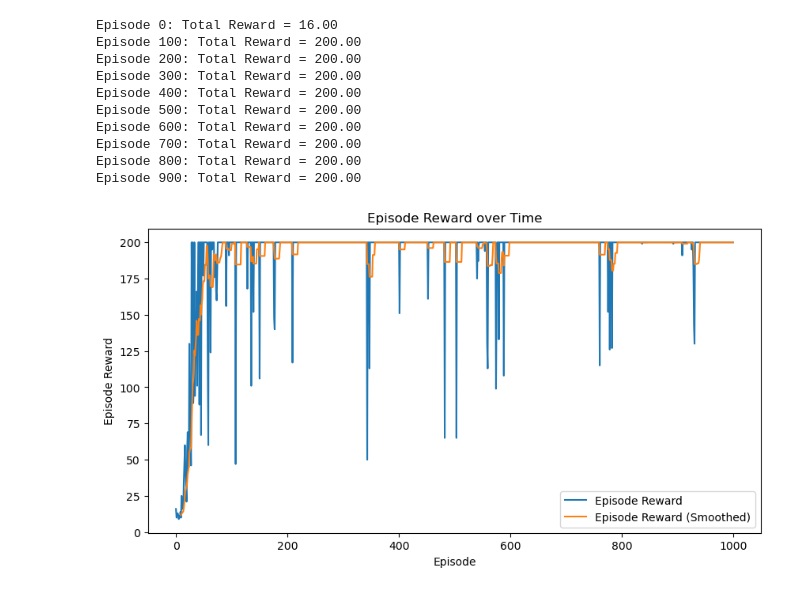
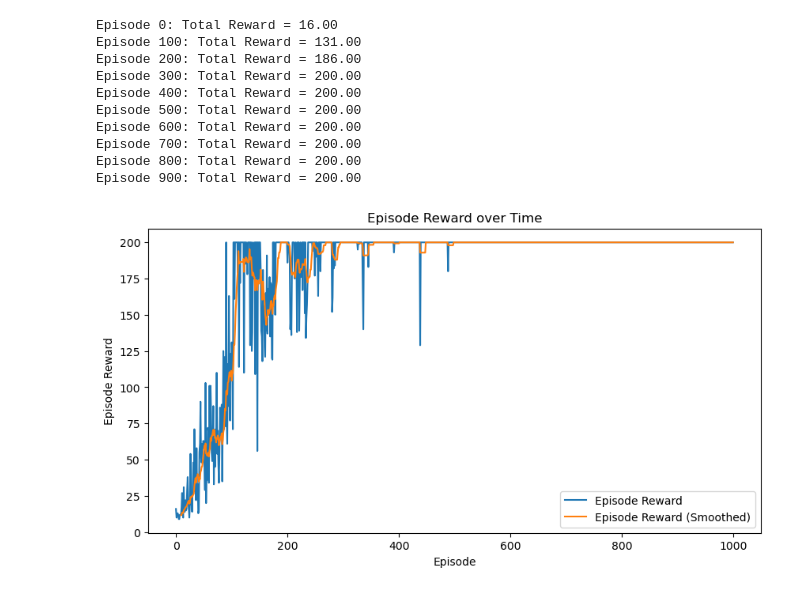
Before and after one commit to RanZhu1989/RL_PlayGround, a Jupyter notebook: Policy_Gradient/PPO_Clip.ipynb, the cells around one changed output. Drawn from its saved outputs; the diff is of its cells as text; code cells hidden in the pictures.

```diff
--- a/Policy_Gradient/PPO_Clip.ipynb
+++ b/Policy_Gradient/PPO_Clip.ipynb
@@ -19,6 +19,7 @@ class PPO_Clip_Agent():
                  advantage_lambda:float = 0.95,
                  clip_epsilon:float = 0.2,
                  train_iters:int = 10,
+                 batch_size:int = 32,
                  device:torch.device = torch.device("cpu")
                  ) -> None:
 
@@ -30,6 +31,7 @@ class PPO_Clip_Agent():
         self.critic_optimizer = critic_optimizer
         self.clip_epsilon = clip_epsilon
         self.train_iters = train_iters
+        self.batch_size = batch_size
         self.gamma = gamma
         self.advantage_lambda = advantage_lambda
 
@@ -64,19 +66,25 @@ class PPO_Clip_Agent():
 
     def train_policy(self) -> None:
         obs, action, reward, next_obs , done, = self.episode_recorder.get_trajectory()
-        TD_target = reward + self.gamma * self.critic_network(next_obs) * (1 - done)
-        TD_error = TD_target - self.critic_network(obs)
-        advantage = self.calculate_advantage(TD_error)
+        # Update the policy by batch
+        for _ in range(self.train_iters):
+            sample_indices = np.random.randint(low=0,
+                                            high=obs.shape[0],
+                                            size=self.batch_size)
 
-        old_log_prob = self.calculate_log_prob(obs,action).detach() # Freeze the log_prob obtained by the current policy
+            TD_target = reward[sample_indices] + self.gamma * self.critic_network(next_obs[sample_indices]) * (1 - done[sample_indices])
+            TD_error = TD_target - self.critic_network(obs[sample_indices])
+            advantage = self.calculate_advantage(TD_error)
 
-        for _ in range(self.train_iters):
-            critic_loss = torch.mean(F.mse_loss(TD_target.detach(), self.critic_network(obs)))
+            old_log_prob = self.calculate_log_prob(obs[sample_indices],action[sample_indices]).detach() # Freeze the log_prob obtained by the current policy
+
+
+            critic_loss = torch.mean(F.mse_loss(TD_target.detach(), self.critic_network(obs[sample_indices])))
             self.critic_optimizer.zero_grad()
             critic_loss.backward()
             self.critic_optimizer.step()
 
-            log_prob = self.calculate_log_prob(obs, action)
+            log_prob = self.calculate_log_prob(obs[sample_indices], action[sample_indices])
             ratio = torch.exp(log_prob - old_log_prob) # pi_theta / pi_theta_old
             clipped_ratio = torch.clamp(ratio, 1-self.clip_epsilon, 1+self.clip_epsilon)
             actor_loss = torch.mean(-torch.min(ratio * advantage, clipped_ratio * advantage))
@@ -166,6 +174,7 @@ class TrainManager():
                  advantage_lambda:float = 0.95,
                  clip_epsilon:float = 0.2,
                  train_iters:int = 10,
+                 batch_size:int = 32,
                  seed = 0,
                  my_device = "cpu"
                  ) -> None:
@@ -197,6 +206,7 @@ class TrainManager():
                                     advantage_lambda = advantage_lambda,
                                     clip_epsilon = clip_epsilon,
                                     train_iters = train_iters,
+                                    batch_size = batch_size,
                                     device = self.device
                                     )
 
@@ -244,27 +254,28 @@ class TrainManager():
 # %%
 env = gym.make('CartPole-v0')
 Manger = TrainManager(env = env,
                     episode_num = 1000,
                     actor_lr = 1e-3,
                     critic_lr = 1e-2,
                     gamma = 0.98,
                     advantage_lambda = 0.95,
                     clip_epsilon = 0.2,
                     train_iters = 10,
+                    batch_size = 32,
                     seed = 0,
                     my_device = "cpu"
                     )
 Manger.train()
 Manger.plotting(smoothing_window = 10)
 # %% [output]
 Episode 0: Total Reward = 16.00
-Episode 100: Total Reward = 200.00
-Episode 200: Total Reward = 200.00
+Episode 100: Total Reward = 131.00
+Episode 200: Total Reward = 186.00
 Episode 300: Total Reward = 200.00
 Episode 400: Total Reward = 200.00
 Episode 500: Total Reward = 200.00
 Episode 600: Total Reward = 200.00
 Episode 700: Total Reward = 200.00
 Episode 800: Total Reward = 200.00
 Episode 900: Total Reward = 200.00
-[figure, old version]
+[figure, new version]
```
Also changed, not shown: 2 other files.
